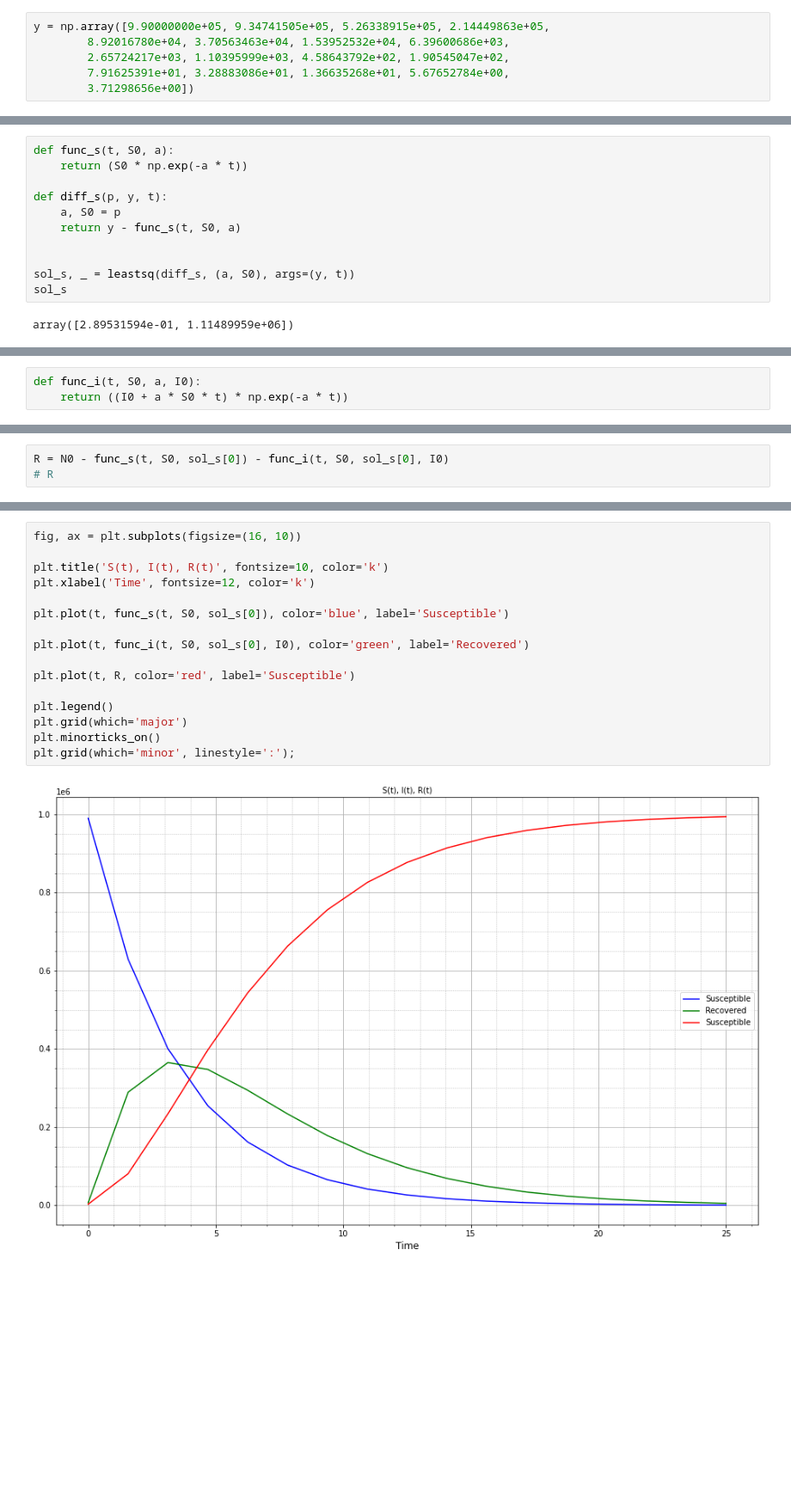
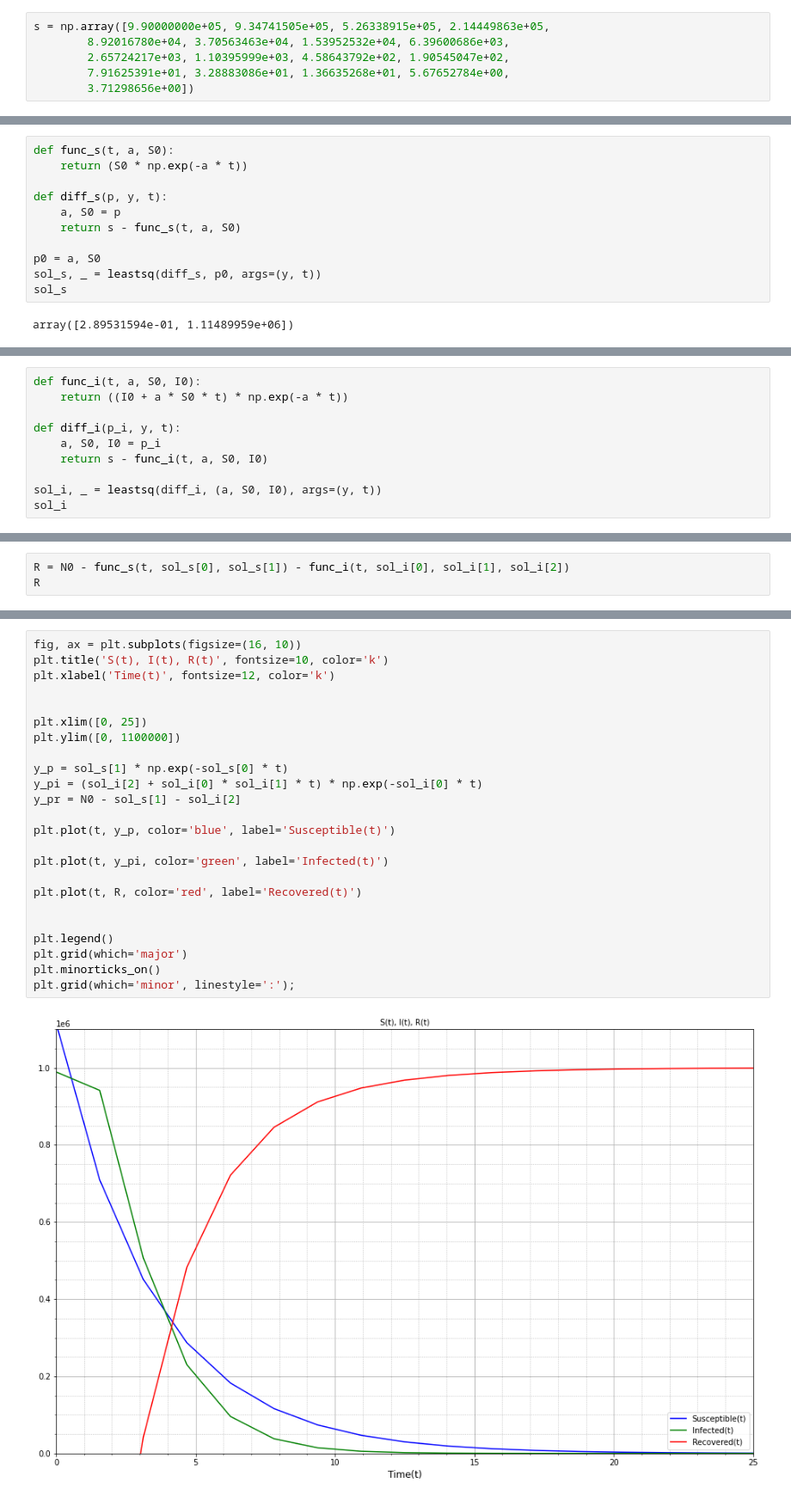
Before and after one commit to SaifuliAnna/DataScience_HW5, a Jupyter notebook: Hw5_2.ipynb, the cells around one changed output, grey strips where cells are left out. Shown: that part at 86% size. Saved outputs shown, nothing was run; the diff lists cells and outputs as text; blank space fills up the shorter version.

```diff
--- a/Hw5_2.ipynb
+++ b/Hw5_2.ipynb
@@ -31,7 +31,7 @@ from scipy.optimize import leastsq, minimize_scalar
 import numpy as np
 import matplotlib.pyplot as plt
 # %%
-y = np.array([9.90000000e+05, 9.34741505e+05, 5.26338915e+05, 2.14449863e+05,
+s = np.array([9.90000000e+05, 9.34741505e+05, 5.26338915e+05, 2.14449863e+05,
         8.92016780e+04, 3.70563463e+04, 1.53952532e+04, 6.39600686e+03,
         2.65724217e+03, 1.10395999e+03, 4.58643792e+02, 1.90545047e+02,
         7.91625391e+01, 3.28883086e+01, 1.36635268e+01, 5.67652784e+00,
@@ -44,15 +44,15 @@ array([ 0.    ,  1.5625,  3.125 ,  4.6875,  6.25  ,  7.8125,  9.375 ,
        10.9375, 12.5   , 14.0625, 15.625 , 17.1875, 18.75  , 20.3125,
        21.875 , 23.4375, 25.    ])
 # %%
-def func_s(t, S0, a):
+def func_s(t, a, S0):
     return (S0 * np.exp(-a * t))
 
 def diff_s(p, y, t):
     a, S0 = p
-    return y - func_s(t, S0, a)
+    return s - func_s(t, a, S0)
 
-
-sol_s, _ = leastsq(diff_s, (a, S0), args=(y, t))
+p0 = a, S0
+sol_s, _ = leastsq(diff_s, p0, args=(y, t))
 sol_s
 # %% [output]
 array([2.89531594e-01, 1.11489959e+06])
@@ -70,3 +59,10 @@ plt.show()
 # %%
-def func_i(t, S0, a, I0):
+def func_i(t, a, S0, I0):
     return ((I0 + a * S0 * t) * np.exp(-a * t))
+
+def diff_i(p_i, y, t):
+    a, S0, I0 = p_i
+    return s - func_i(t, a, S0, I0)
+
+sol_i, _ = leastsq(diff_i, (a, S0, I0), args=(y, t))
+sol_i
@@ -84,3 +71,3 @@ plt.show()
 # %%
-R = N0 - func_s(t, S0, sol_s[0]) - func_i(t, S0, sol_s[0], I0)
-# R
+R = N0 - func_s(t, sol_s[0], sol_s[1]) - func_i(t, sol_i[0], sol_i[1], sol_i[2])
+R
@@ -96,18 +81,26 @@ plt.show()
 # %%
 fig, ax = plt.subplots(figsize=(16, 10))
+plt.title('S(t), I(t), R(t)', fontsize=10, color='k')
+plt.xlabel('Time(t)', fontsize=12, color='k')
 
-plt.title('S(t), I(t), R(t)', fontsize=10, color='k')
-plt.xlabel('Time', fontsize=12, color='k')
 
-plt.plot(t, func_s(t, S0, sol_s[0]), color='blue', label='Susceptible')
+plt.xlim([0, 25])
+plt.ylim([0, 1100000])
 
-plt.plot(t, func_i(t, S0, sol_s[0], I0), color='green', label='Recovered')
+y_p = sol_s[1] * np.exp(-sol_s[0] * t)
+y_pi = (sol_i[2] + sol_i[0] * sol_i[1] * t) * np.exp(-sol_i[0] * t)
+y_pr = N0 - sol_s[1] - sol_i[2]
 
-plt.plot(t, R, color='red', label='Susceptible')
+plt.plot(t, y_p, color='blue', label='Susceptible(t)')
+
+plt.plot(t, y_pi, color='green', label='Infected(t)')
+
+plt.plot(t, R, color='red', label='Recovered(t)')
+
 
 plt.legend()
 plt.grid(which='major')
 plt.minorticks_on()
 plt.grid(which='minor', linestyle=':');
 # %% [output]
-[figure, old version]
+[figure, new version]
```
Also changed, not shown: parts of 9 cells of this notebook.
